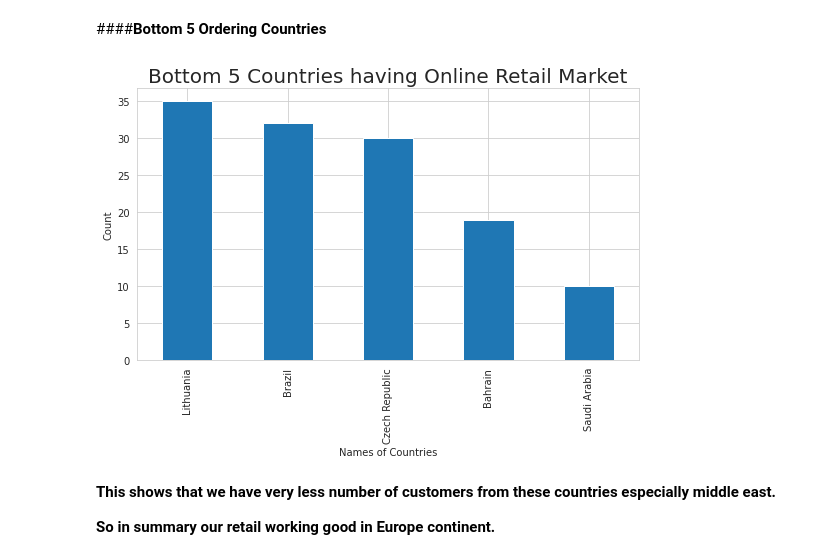
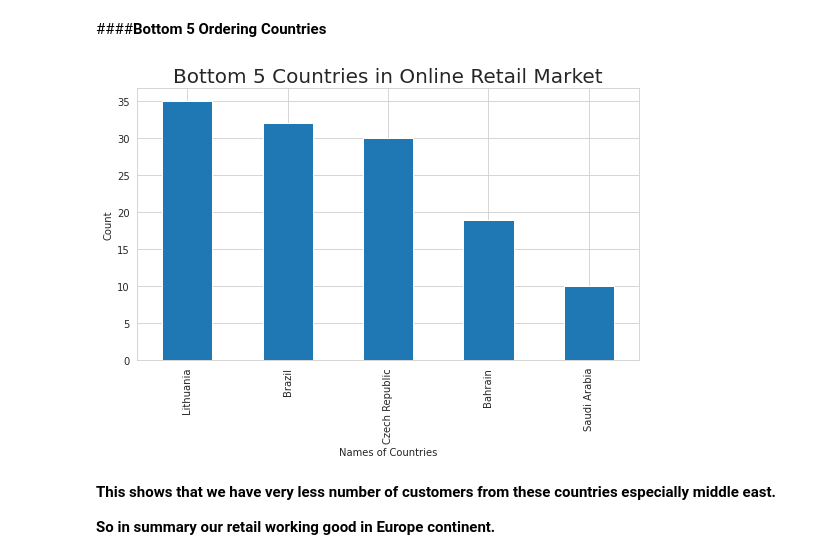
Before and after one commit to sagarrokad1/Customer-Segmentation, a Jupyter notebook: Online_Retail_Customer_Segmentation_Capstone_Project.ipynb, the cells around one changed output. Drawn from its saved outputs; the diff is of its cells as text; code cells hidden in the pictures.

```diff
--- a/Online_Retail_Customer_Segmentation_Capstone_Project.ipynb
+++ b/Online_Retail_Customer_Segmentation_Capstone_Project.ipynb
@@ -144,13 +146,13 @@ plt.show()
 # %%
 #plotting for bottom 5 countries in dataset
 
 df['Country'].value_counts().tail(5).plot.bar(figsize = (9, 5))
-plt.title('Bottom 5 Countries having Online Retail Market', fontsize = 20)
+plt.title('Bottom 5 Countries in Online Retail Market', fontsize = 20)
 plt.xlabel('Names of Countries')
 plt.ylabel('Count')
 plt.show()
 # %% [output]
-[figure, old version]
+[figure, new version]
 # %% [markdown]
 **This shows that we have very less number of customers from these countries especially middle east.**
 
```
Also changed, not shown: parts of 44 cells of this notebook.
